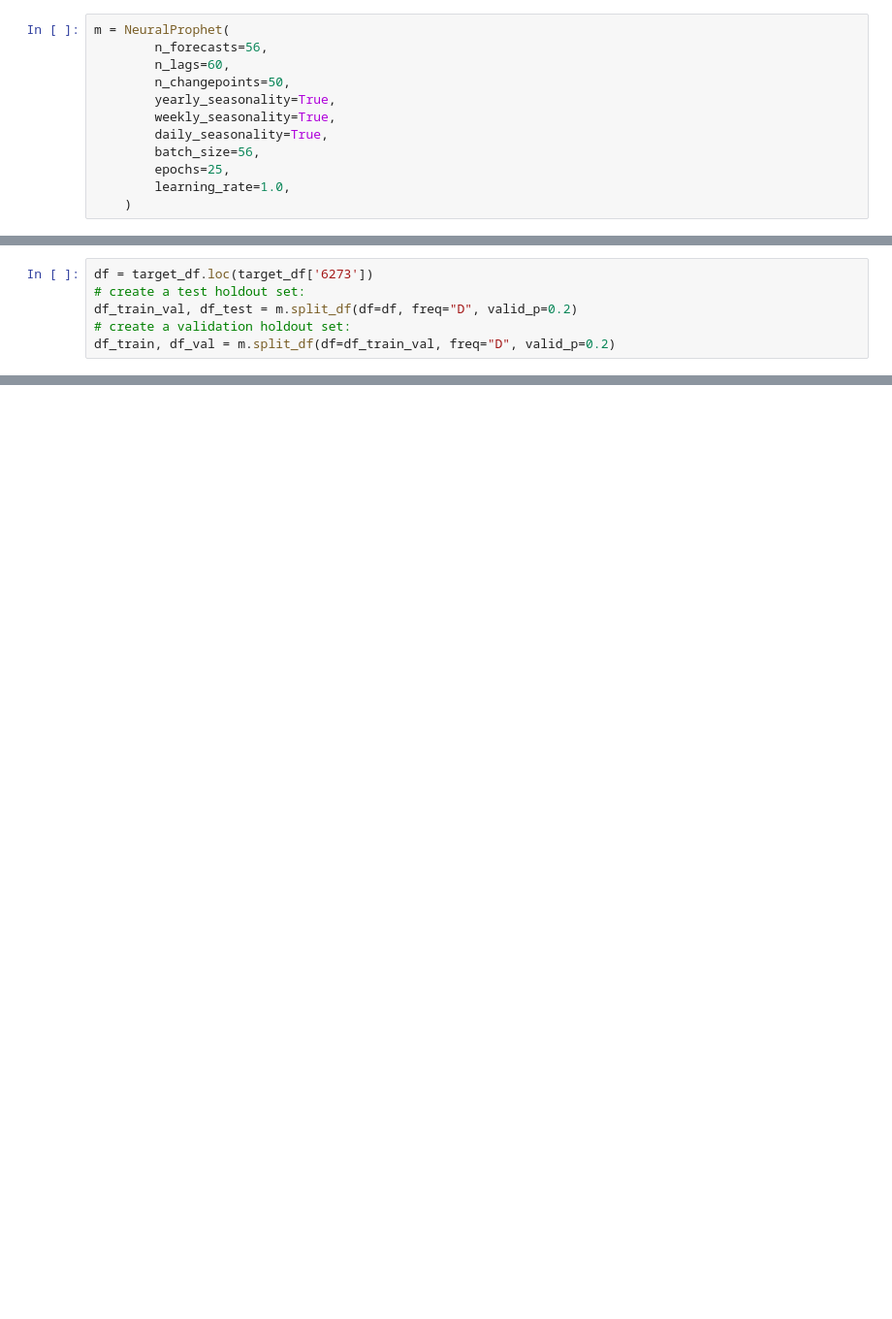
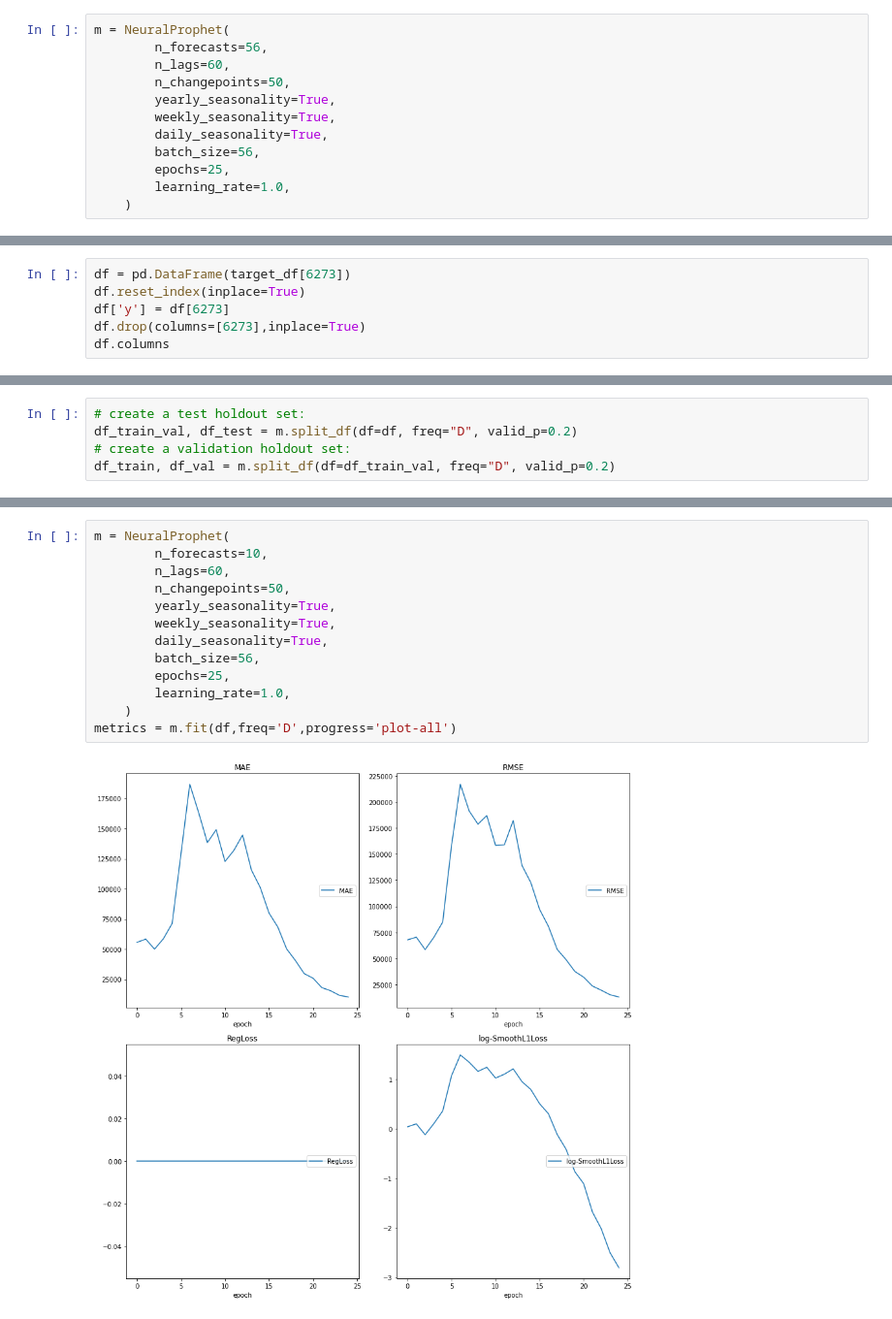
Before and after one commit to 1on1pt/JPX_Tokyo_Stock_Exchange_Prediction, a Jupyter notebook: JPX_neural_prophet_results_testing.ipynb, the cells around one changed output, grey strips where cells are left out. Shown at 97% size. Saved outputs shown, nothing was run; the diff lists cells and outputs as text; blank space fills up the shorter version.

```diff
--- a/JPX_neural_prophet_results_testing.ipynb
+++ b/JPX_neural_prophet_results_testing.ipynb
@@ -267,0 +266,6 @@ Index([1414, 1515, 1766, 1878, 1884, 2003, 2217, 2222, 2264, 2267,
+# %%
+df = pd.DataFrame(target_df[6273])
+df.reset_index(inplace=True)
+df['y'] = df[6273]
+df.drop(columns=[6273],inplace=True)
+df.columns
@@ -268,5 +274,4 @@ Index([1414, 1515, 1766, 1878, 1884, 2003, 2217, 2222, 2264, 2267,
 # %%
-df = target_df.loc(target_df['6273'])
 # create a test holdout set:
 df_train_val, df_test = m.split_df(df=df, freq="D", valid_p=0.2)
 # create a validation holdout set:
@@ -275,0 +340,15 @@ KeyError: '6273'
+# %%
+m = NeuralProphet(
+        n_forecasts=10,
+        n_lags=60,
+        n_changepoints=50,
+        yearly_seasonality=True,
+        weekly_seasonality=True,
+        daily_seasonality=True,
+        batch_size=56,
+        epochs=25,
+        learning_rate=1.0,
+    )
+metrics = m.fit(df,freq='D',progress='plot-all')
+# %% [output]
+[figure, added]
```
Also changed, not shown: parts of 31 cells of this notebook, 4 other files.
